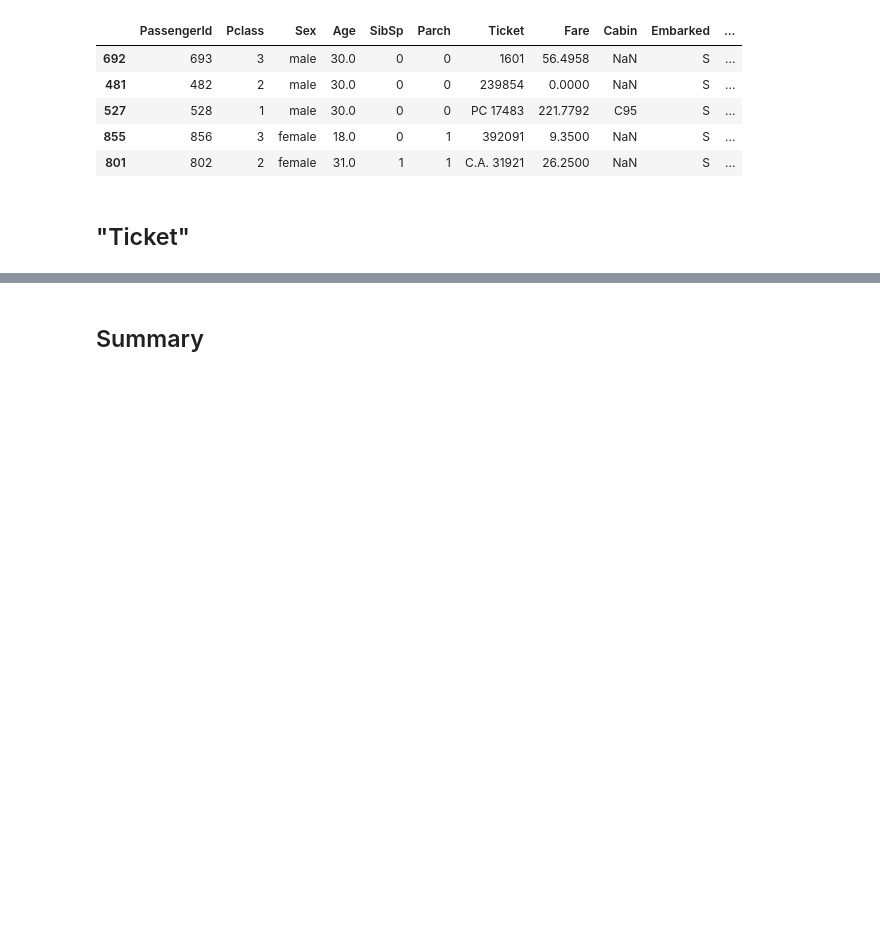
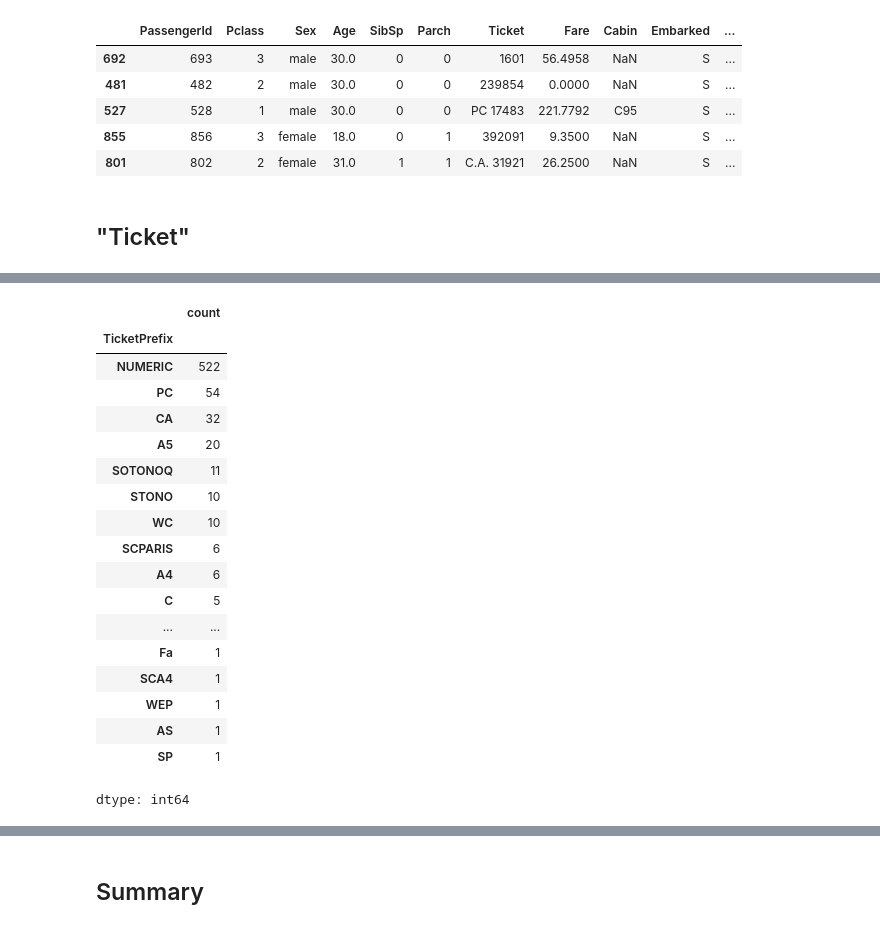
Before and after one commit to irnikesh/data-science, a Jupyter notebook: projects/titanic_survivor_predictor/Titanic_EDA.ipynb, the cells around one changed output, grey strips where cells are left out. Cells and saved outputs as stored; diff of their text form; code cells hidden in the pictures; blank space fills up the shorter version.

```diff
--- a/projects/titanic_survivor_predictor/Titanic_EDA.ipynb
+++ b/projects/titanic_survivor_predictor/Titanic_EDA.ipynb
@@ -414,0 +431,22 @@ X_test["Ticket"]  = X_test["Ticket"].replace(r"^\d{4}$", "4dig", regex=True)
+# %%
+X_train["TicketPrefix"].value_counts()
+# %% [output]
+|  | count |
+| TicketPrefix |  |
+| NUMERIC | 522 |
+| PC | 54 |
+| CA | 32 |
+| A5 | 20 |
+| SOTONOQ | 11 |
+| STONO | 10 |
+| WC | 10 |
+| SCPARIS | 6 |
+| A4 | 6 |
+| C | 5 |
+| ... | ... |
+| Fa | 1 |
+| SCA4 | 1 |
+| WEP | 1 |
+| AS | 1 |
+| SP | 1 |
+dtype: int64
```
Also changed, not shown: parts of 7 cells of this notebook.
